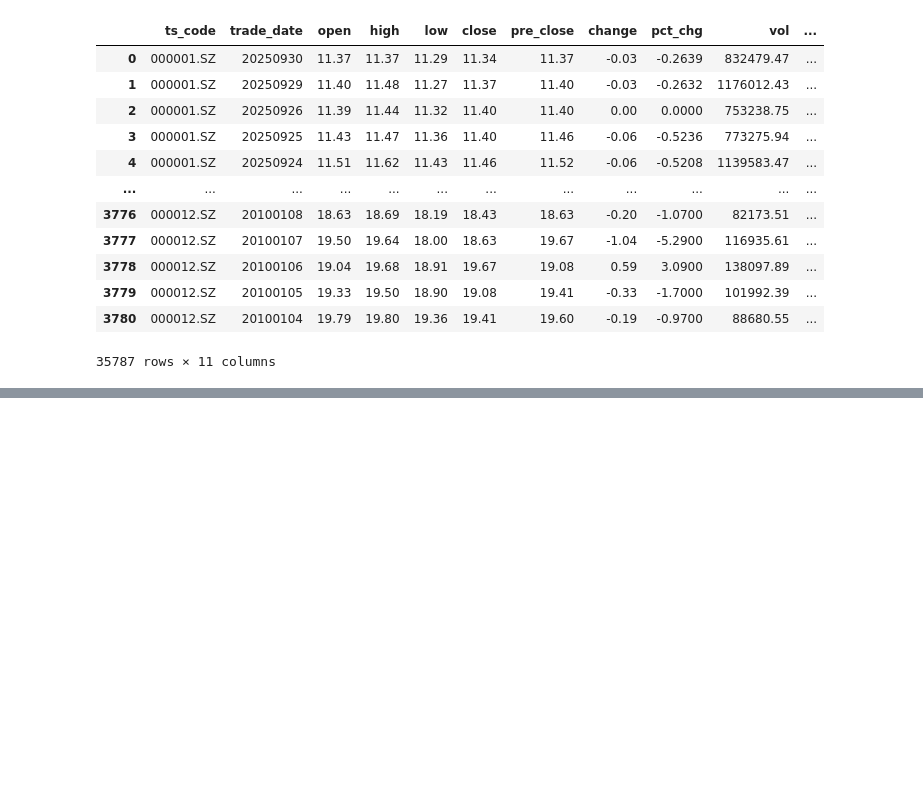
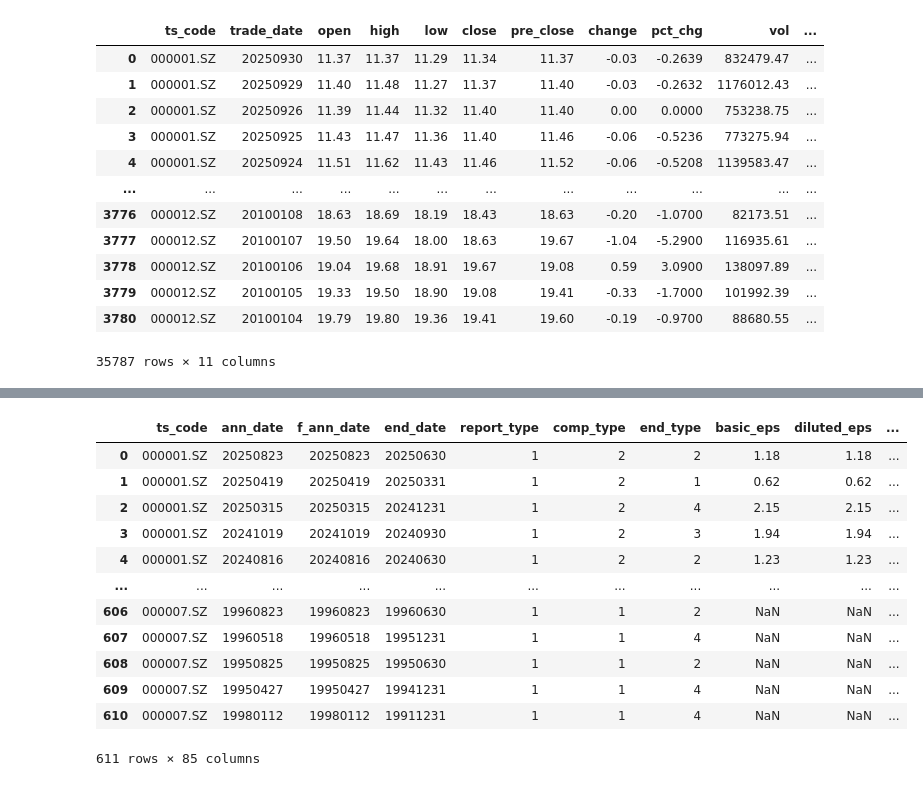
Before and after one commit to ChenNachuan/Factor_strategy_platform, a Jupyter notebook: data_manager/demo.ipynb, the cells around one changed output, grey strips where cells are left out. Cells and saved outputs as stored; diff of their text form; code cells hidden in the pictures; blank space fills up the shorter version.

Commit message:
loader for financial data

```diff
--- a/data_manager/demo.ipynb
+++ b/data_manager/demo.ipynb
@@ -109,0 +218,16 @@ all_stock_data
+# %%
+all_financial_data['income']
+# %% [output]
+|  | ts_code | ann_date | f_ann_date | end_date | report_type | comp_type | end_type | basic_eps | diluted_eps | ... |
+| 0 | 000001.SZ | 20250823 | 20250823 | 20250630 | 1 | 2 | 2 | 1.18 | 1.18 | ... |
+| 1 | 000001.SZ | 20250419 | 20250419 | 20250331 | 1 | 2 | 1 | 0.62 | 0.62 | ... |
+| 2 | 000001.SZ | 20250315 | 20250315 | 20241231 | 1 | 2 | 4 | 2.15 | 2.15 | ... |
+| 3 | 000001.SZ | 20241019 | 20241019 | 20240930 | 1 | 2 | 3 | 1.94 | 1.94 | ... |
+| 4 | 000001.SZ | 20240816 | 20240816 | 20240630 | 1 | 2 | 2 | 1.23 | 1.23 | ... |
+| ... | ... | ... | ... | ... | ... | ... | ... | ... | ... | ... |
+| 606 | 000007.SZ | 19960823 | 19960823 | 19960630 | 1 | 1 | 2 | NaN | NaN | ... |
+| 607 | 000007.SZ | 19960518 | 19960518 | 19951231 | 1 | 1 | 4 | NaN | NaN | ... |
+| 608 | 000007.SZ | 19950825 | 19950825 | 19950630 | 1 | 1 | 2 | NaN | NaN | ... |
+| 609 | 000007.SZ | 19950427 | 19950427 | 19941231 | 1 | 1 | 4 | NaN | NaN | ... |
+| 610 | 000007.SZ | 19980112 | 19980112 | 19911231 | 1 | 1 | 4 | NaN | NaN | ... |
+611 rows × 85 columns
```
Also changed, not shown: parts of 1 cell of this notebook, 1 other file.
